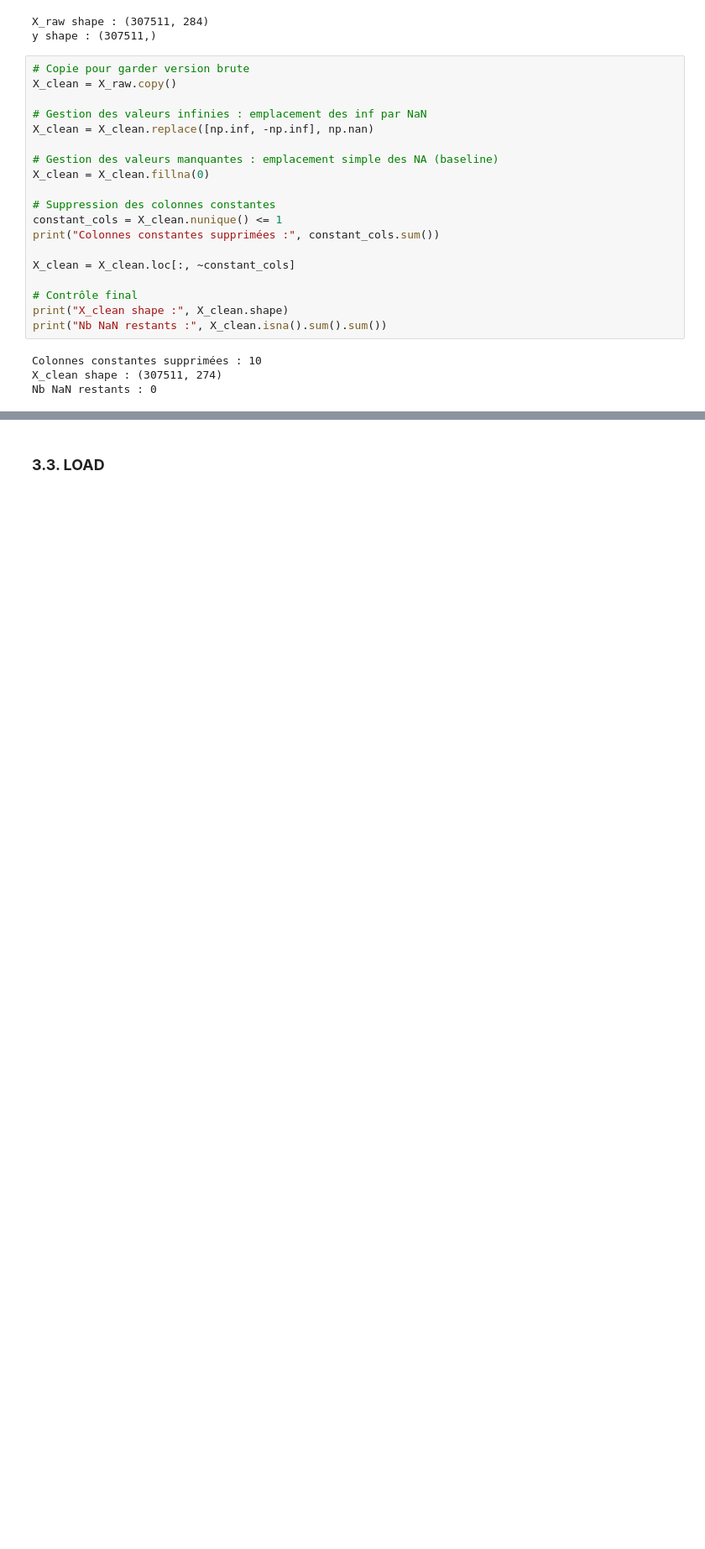
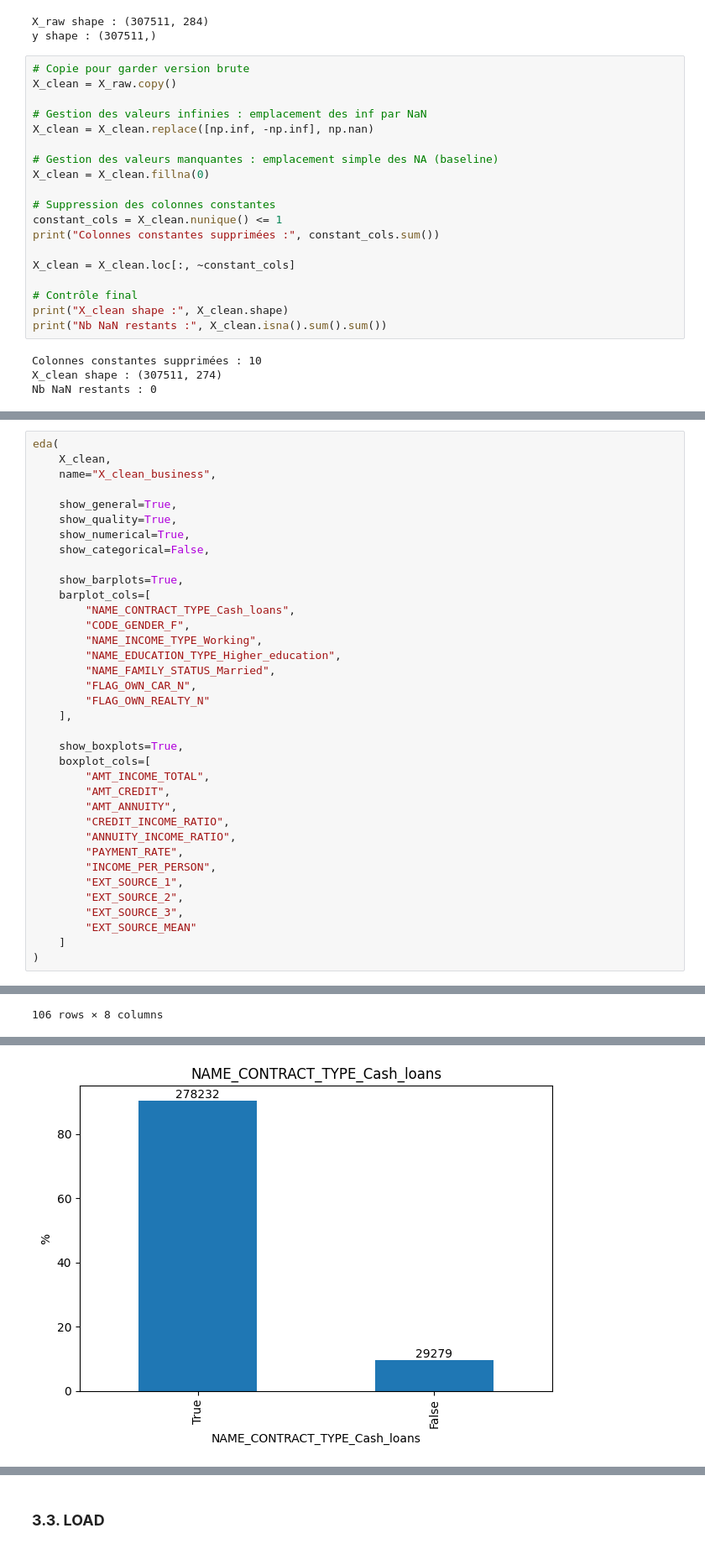
Before and after one commit to tpedCode/P07, a Jupyter notebook: notebooks/1_modeling.ipynb, the cells around one changed output, grey strips where cells are left out. Shown at 84% size. Saved outputs shown, nothing was run; the diff lists cells and outputs as text; blank space fills up the shorter version.

```diff
--- a/notebooks/1_modeling.ipynb
+++ b/notebooks/1_modeling.ipynb
@@ -1282,3 +1131,40 @@ print("X_clean final :", X_clean.shape)
 # %% [output]
 Colonnes supprimées (corrélation forte) : 28
 X_clean final : (307511, 246)
+# %%
+eda(
+    X_clean,
+    name="X_clean_business",
+
+    show_general=True,
+    show_quality=True,
+    show_numerical=True,
+    show_categorical=False,
+
+    show_barplots=True,
+    barplot_cols=[
+        "NAME_CONTRACT_TYPE_Cash_loans",
+        "CODE_GENDER_F",
+        "NAME_INCOME_TYPE_Working",
+        "NAME_EDUCATION_TYPE_Higher_education",
+        "NAME_FAMILY_STATUS_Married",
+        "FLAG_OWN_CAR_N",
+        "FLAG_OWN_REALTY_N"
+    ],
+
+    show_boxplots=True,
+    boxplot_cols=[
+        "AMT_INCOME_TOTAL",
+        "AMT_CREDIT",
+        "AMT_ANNUITY",
+        "CREDIT_INCOME_RATIO",
+        "ANNUITY_INCOME_RATIO",
+        "PAYMENT_RATE",
+        "INCOME_PER_PERSON",
+        "EXT_SOURCE_1",
+        "EXT_SOURCE_2",
+        "EXT_SOURCE_3",
+        "EXT_SOURCE_MEAN"
+    ]
+)
+# %% [output]
@@ -1284,0 +1221 @@ X_clean final : (307511, 246)
+106 rows × 8 columns
@@ -1284,0 +1225 @@ X_clean final : (307511, 246)
+[figure, added]
```
Also changed, not shown: parts of 27 cells of this notebook.
